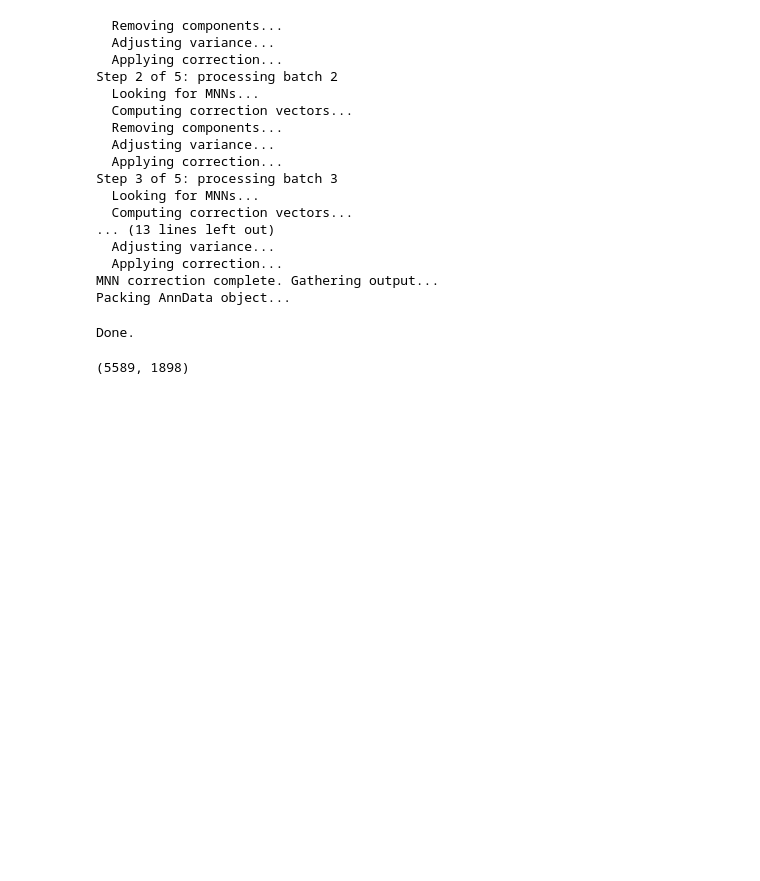
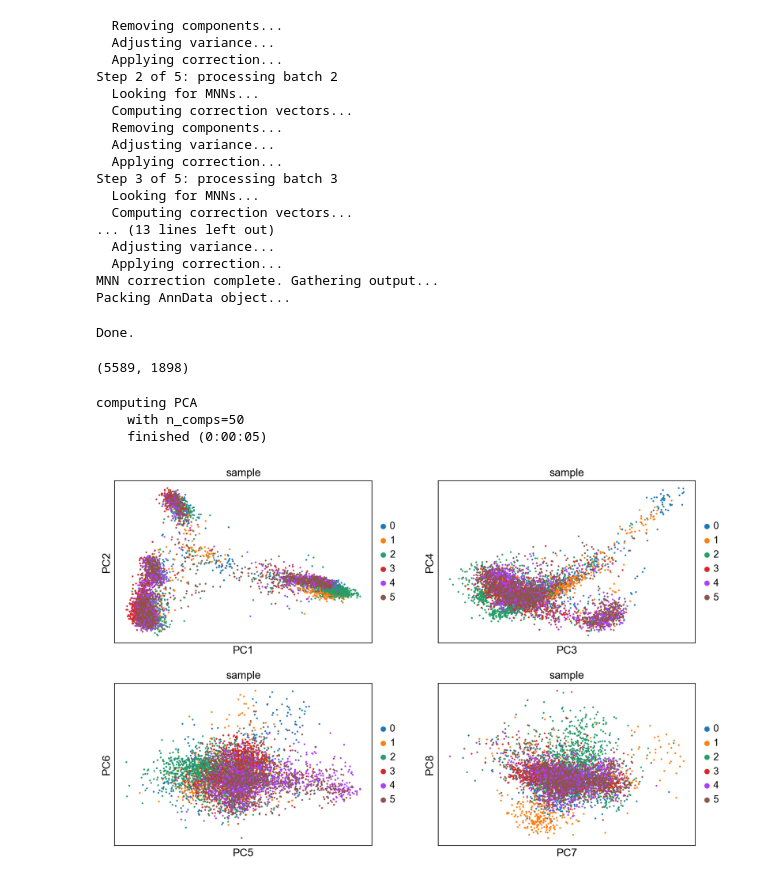
Before and after one commit to mujtababarsi/Covid-19-single-cell-analysis-Scanpy, a Jupyter notebook: Data integration.ipynb, the cells around one changed output. Drawn from its saved outputs; the diff is of its cells as text; code cells hidden in the pictures; blank space fills up the shorter version.

Commit message:
data integration completion

```diff
--- a/Data integration.ipynb
+++ b/Data integration.ipynb
@@ -189,8 +189,17 @@ Step 3 of 5: processing batch 3
 MNN correction complete. Gathering output...
 Packing AnnData object...
 Done.
-# %%
-corr_data = cdata[0][:,var_genes]
-corr_data.X.shape
-# %% [output]
-(5589, 1898)
+# %%
+corr_data = cdata[0][:,var_genes]
+corr_data.X.shape
+# %% [output]
+(5589, 1898)
+# %%
+# run on all the genes in the dataset
+sc.tl.pca(corr_data, svd_solver = 'arpack', use_highly_variable = False)
+sc.pl.pca(corr_data, components = ['1,2','3,4','5,6','7,8'], ncols=2, color='sample')
+# %% [output]
+computing PCA
+    with n_comps=50
+    finished (0:00:05)
+[figure, added]
```
Also changed, not shown: parts of 8 cells of this notebook.
